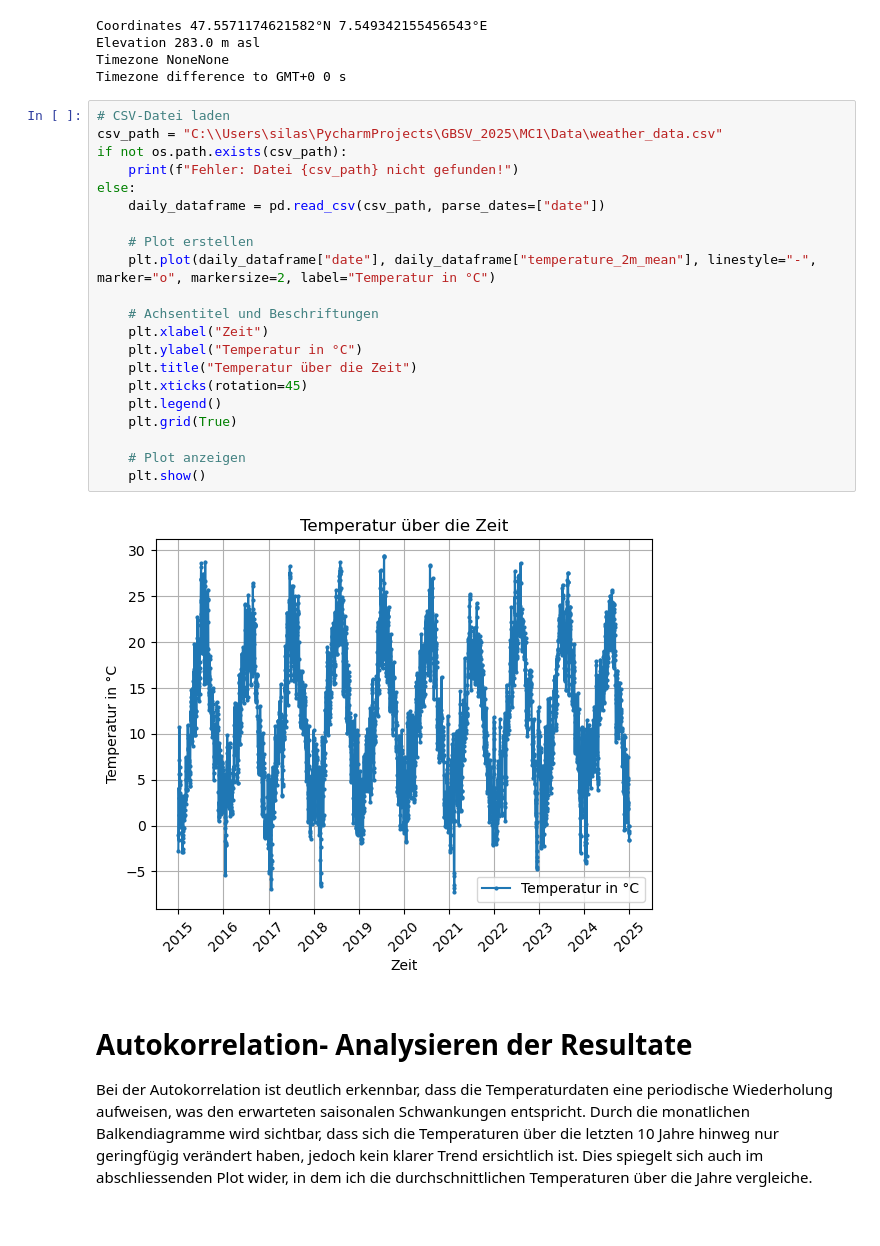
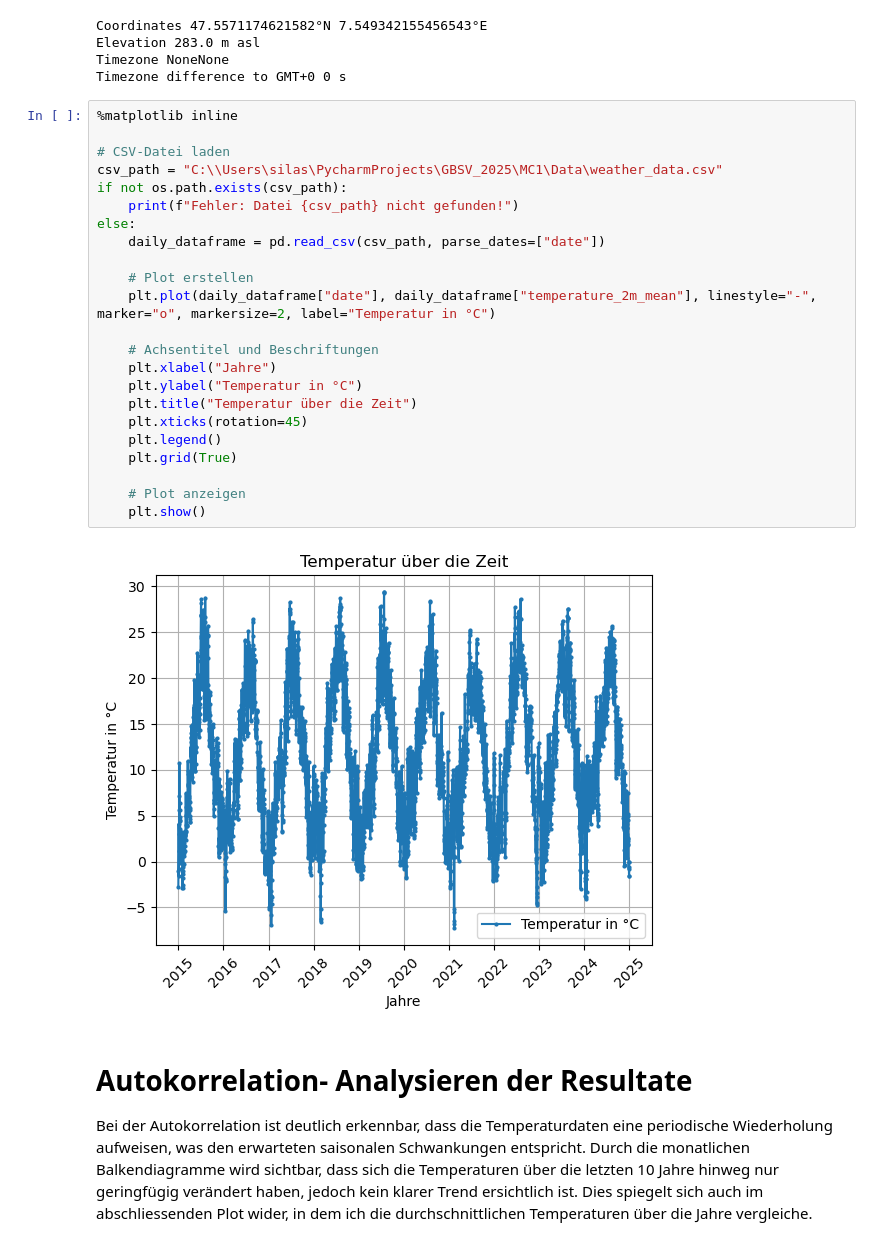
Before and after one commit to Tschoppsilas/GBSV_2025, a Jupyter notebook: MC1/MC1_Correlation.ipynb, the cells around one changed output. Drawn from its saved outputs; the diff is of its cells as text.

```diff
--- a/MC1/MC1_Correlation.ipynb
+++ b/MC1/MC1_Correlation.ipynb
@@ -85,28 +85,30 @@ Elevation 283.0 m asl
 Timezone NoneNone
 Timezone difference to GMT+0 0 s
 # %%
+%matplotlib inline
+
 # CSV-Datei laden
 csv_path = "C:\\Users\silas\PycharmProjects\GBSV_2025\MC1\Data\weather_data.csv"
 if not os.path.exists(csv_path):
     print(f"Fehler: Datei {csv_path} nicht gefunden!")
 else:
     daily_dataframe = pd.read_csv(csv_path, parse_dates=["date"])
 
     # Plot erstellen
     plt.plot(daily_dataframe["date"], daily_dataframe["temperature_2m_mean"], linestyle="-", marker="o", markersize=2, label="Temperatur in °C")
 
     # Achsentitel und Beschriftungen
-    plt.xlabel("Zeit")
+    plt.xlabel("Jahre")
     plt.ylabel("Temperatur in °C")
     plt.title("Temperatur über die Zeit")
     plt.xticks(rotation=45)
     plt.legend()
     plt.grid(True)
 
     # Plot anzeigen
     plt.show()
 # %% [output]
-[figure, old version]
+[figure, new version]
 # %% [markdown]
 # Autokorrelation- Analysieren der Resultate
 Bei der Autokorrelation ist deutlich erkennbar, dass die Temperaturdaten eine periodische Wiederholung aufweisen, was den erwarteten saisonalen Schwankungen entspricht. Durch die monatlichen Balkendiagramme wird sichtbar, dass sich die Temperaturen über die letzten 10 Jahre hinweg nur geringfügig verändert haben, jedoch kein klarer Trend ersichtlich ist. Dies spiegelt sich auch im abschliessenden Plot wider, in dem ich die durchschnittlichen Temperaturen über die Jahre vergleiche.
```
Also changed, not shown: parts of 12 cells of this notebook, 4 other files.
